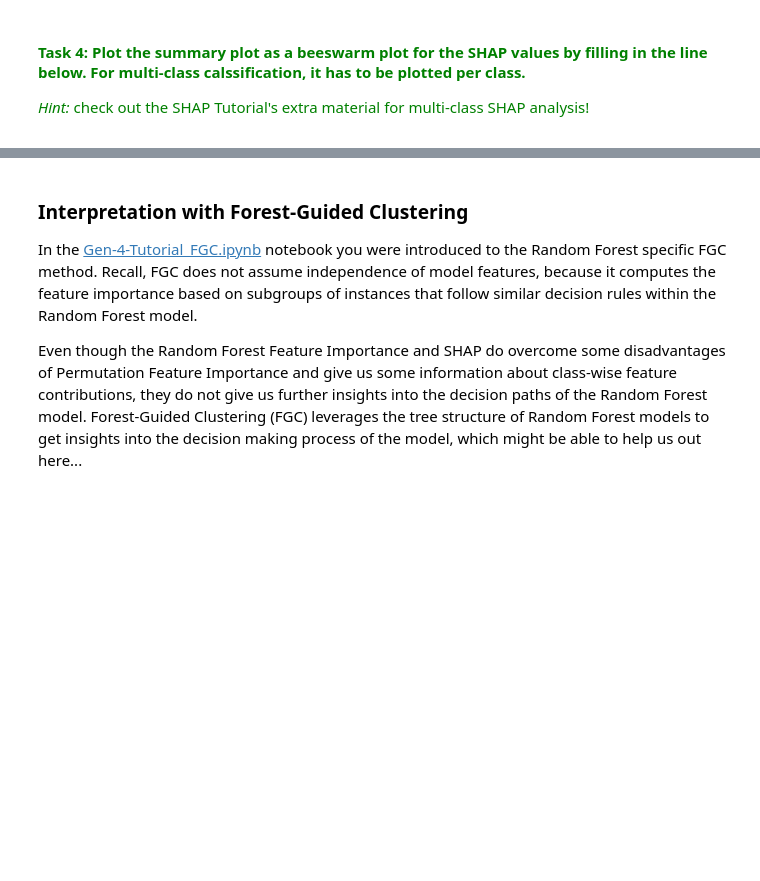
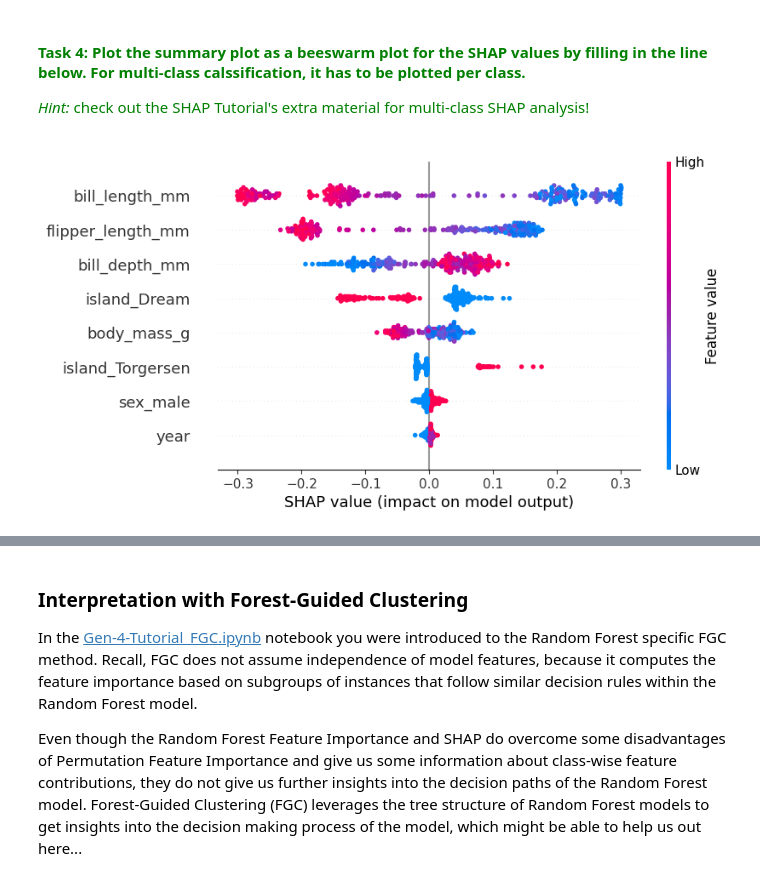
Before and after one commit to aseuteurideu/xai-tutorials, a Jupyter notebook: xai-for-random-forest/Gen-5-Tutorial_XAI_for_RandomForests.ipynb, the cells around one changed output, grey strips where cells are left out. Cells and saved outputs as stored; diff of their text form; code cells hidden in the pictures; blank space fills up the shorter version.

```diff
--- a/xai-for-random-forest/Gen-5-Tutorial_XAI_for_RandomForests.ipynb
+++ b/xai-for-random-forest/Gen-5-Tutorial_XAI_for_RandomForests.ipynb
@@ -209,6 +225,9 @@ For a more granular view we can use the beeswarm or violin plots. Remember, thos
 _Hint:_ check out the SHAP Tutorial's extra material for multi-class SHAP analysis!
 # %%
 # summary plot for class 0 = Adelie
-...
+target_class = 0
+shap.plots.beeswarm(shap_values[:, :, target_class], show=True)
+# %% [output]
+[figure, added]
 # %%
 # summary plot for class 1 = Chinstrap
```
Also changed, not shown: parts of 24 cells of this notebook, 4 other files.
